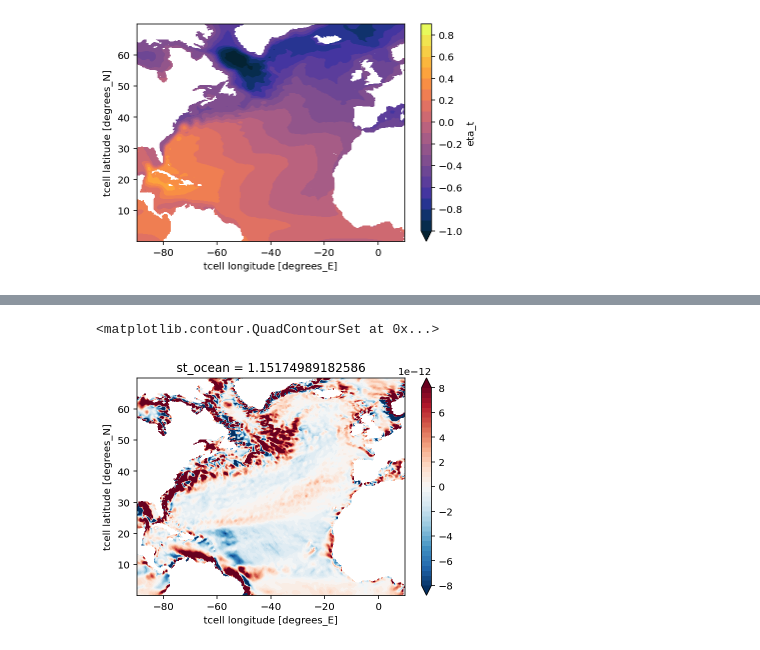
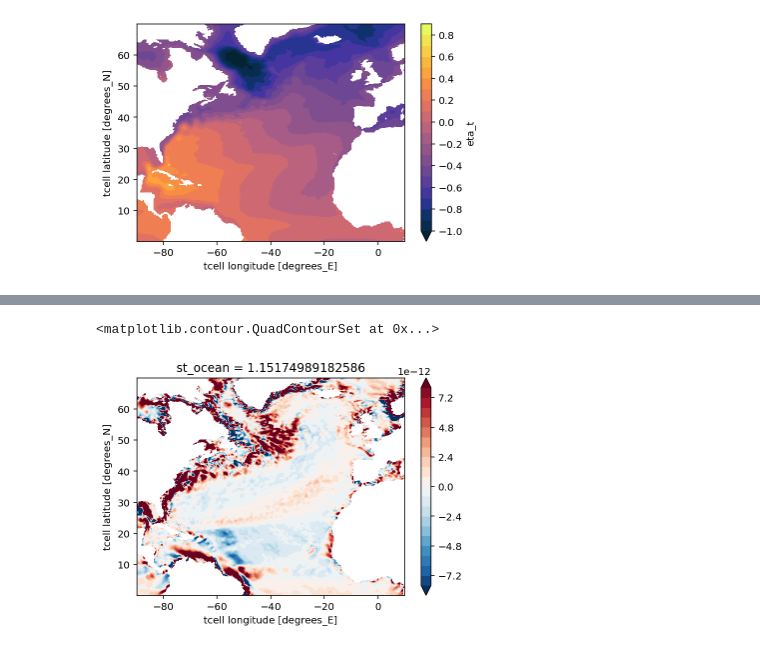
Before and after one commit to dhruvbhagtani/PV_Flux, a Jupyter notebook: PV_Flux.ipynb, the cells around one changed output, grey strips where cells are left out. Drawn from its saved outputs; the diff is of its cells as text; code cells hidden in the pictures.

```diff
--- a/PV_Flux.ipynb
+++ b/PV_Flux.ipynb
@@ -112,7 +111,7 @@ Grady_potrho = potrho.differentiate('yt_ocean')*(180/np.pi)/r0
 g = 9.80665
 J_s = g*(Gradx_eta*Grady_potrho - Grady_eta*Gradx_potrho)
 # %%
-J_s.plot.contourf(levels = np.linspace(-8e-12,8e-12,41))
+J_s.plot.contourf(levels = np.linspace(-8e-12,8e-12,21))
 # %% [output]
 <matplotlib.contour.QuadContourSet at 0x...>
-[figure, old version]
+[figure, new version]
```
Also changed, not shown: parts of 1 cell of this notebook.
